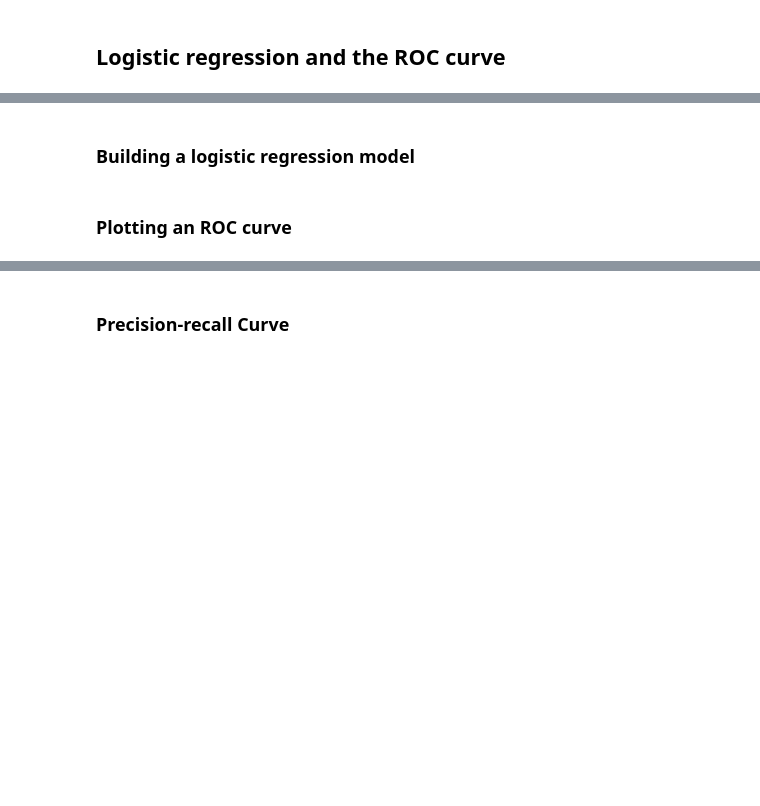
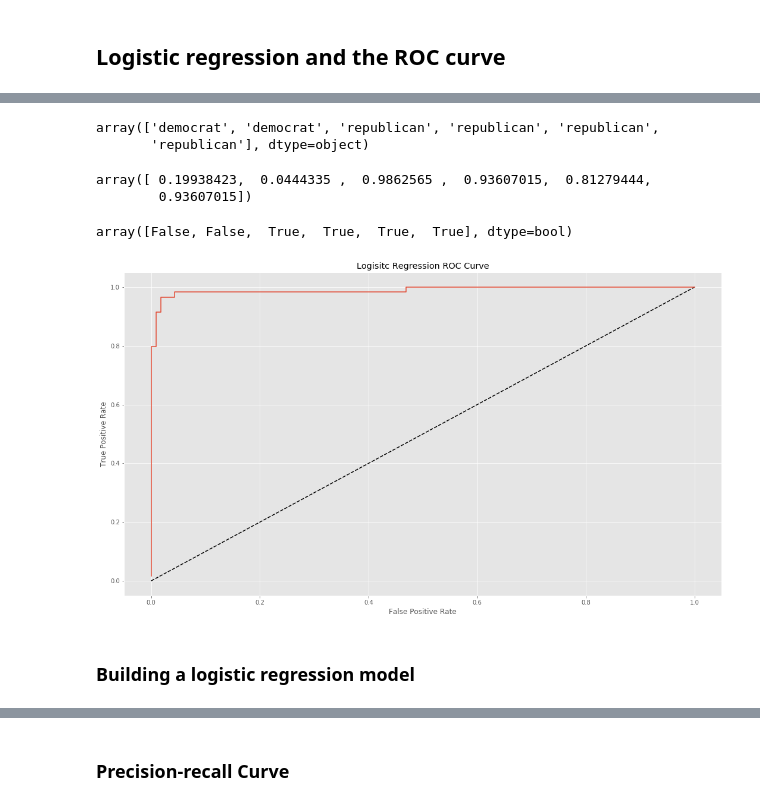
Before and after one commit to wsurles/datacamp_courses, a Jupyter notebook: python_courses/supervised_learning_with_scikitlearn/supervised_learning_with_scikitlearn.ipynb, the cells around one changed output, grey strips where cells are left out. Saved outputs shown, nothing was run; the diff lists cells and outputs as text; code cells hidden in the pictures; blank space fills up the shorter version.

```diff
--- a/python_courses/supervised_learning_with_scikitlearn/supervised_learning_with_scikitlearn.ipynb
+++ b/python_courses/supervised_learning_with_scikitlearn/supervised_learning_with_scikitlearn.ipynb
@@ -1056,0 +1394,16 @@ print(np.mean(cvscores_10))
+# %%
+from sklearn.linear_model import LogisticRegression
+from sklearn.model_selection import train_test_split
+
+logreg = LogisticRegression()
+
+y = vote_clean['party'].values
+X = vote_clean.drop('party', axis=1).values
+
+X_train, X_test, y_train, y_test = train_test_split(X, y, test_size = 0.4, random_state = 42)
+
+logreg.fit(X_train, y_train)
+
+y_pred = logreg.predict(X_test)
+
+y_pred[:6]
@@ -1057,4 +1427,33 @@ print(np.mean(cvscores_10))
+# %%
+y_test[0:6]
+# %% [output]
+array(['democrat', 'democrat', 'republican', 'republican', 'republican',
+       'republican'], dtype=object)
+# %%
+y_pred_prob[:6]
+# %% [output]
+array([ 0.19938423,  0.0444335 ,  0.9862565 ,  0.93607015,  0.81279444,
+        0.93607015])
+# %%
+y_test_bool = y_test == 'republican'
+y_test_bool[:6]
+# %% [output]
+array([False, False,  True,  True,  True,  True], dtype=bool)
+# %%
+from sklearn.metrics import roc_curve
+
+y_pred_prob = logreg.predict_proba(X_test)[:,1]
+
+fpr, tpr, thresholds = roc_curve(y_test_bool, y_pred_prob)
+
+plt.figure(figsize=(18,10))
+plt.plot([0, 1], [0, 1], 'k--')
+plt.plot(fpr, tpr, label = 'logistic Regression')
+plt.xlabel('False Positive Rate')
+plt.ylabel('True Positive Rate')
+plt.title('Logisitc Regression ROC Curve')
+plt.show()
+# %% [output]
+[figure, added]
 # %% [markdown]
 ### Building a logistic regression model
-# %% [markdown]
-### Plotting an ROC curve
```
Also changed, not shown: parts of 63 cells of this notebook, 4 other files.
